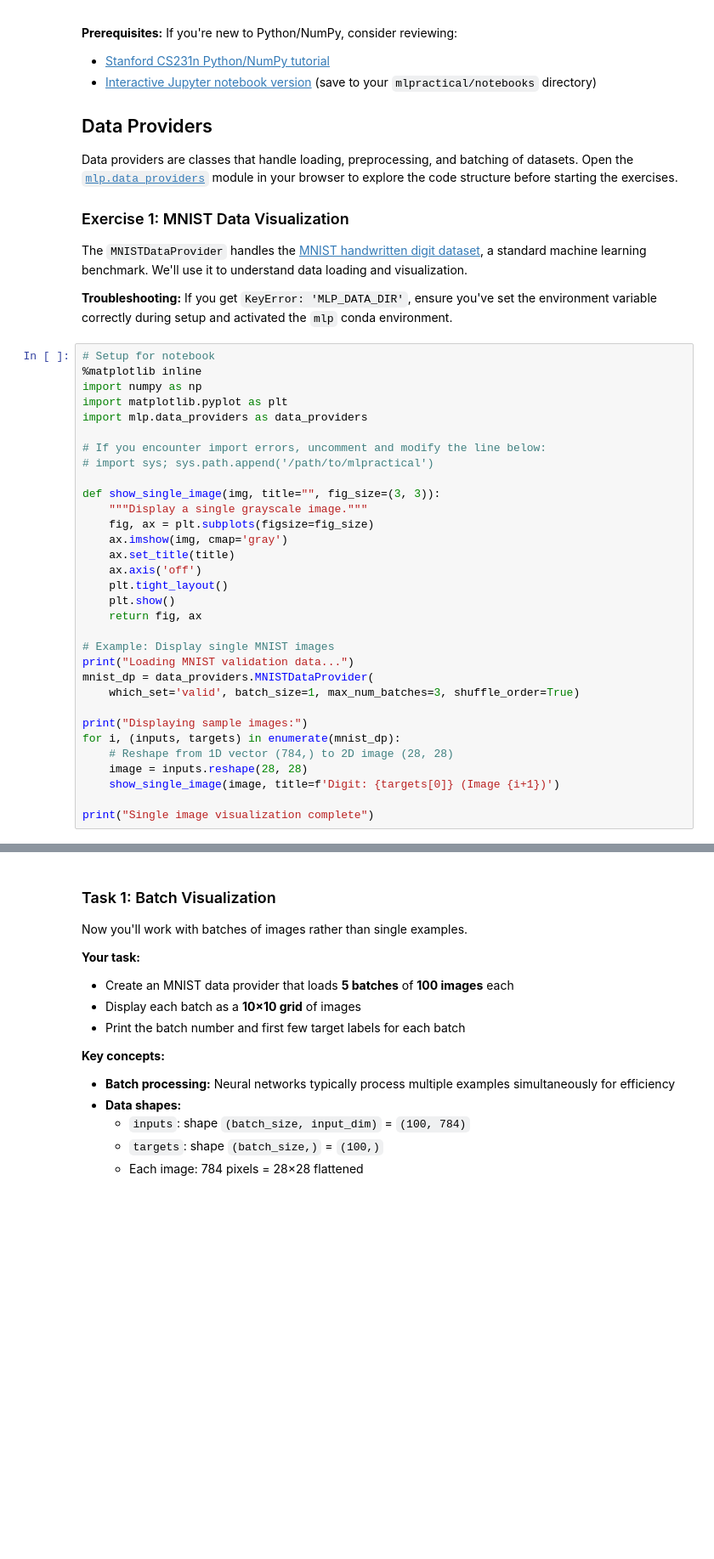
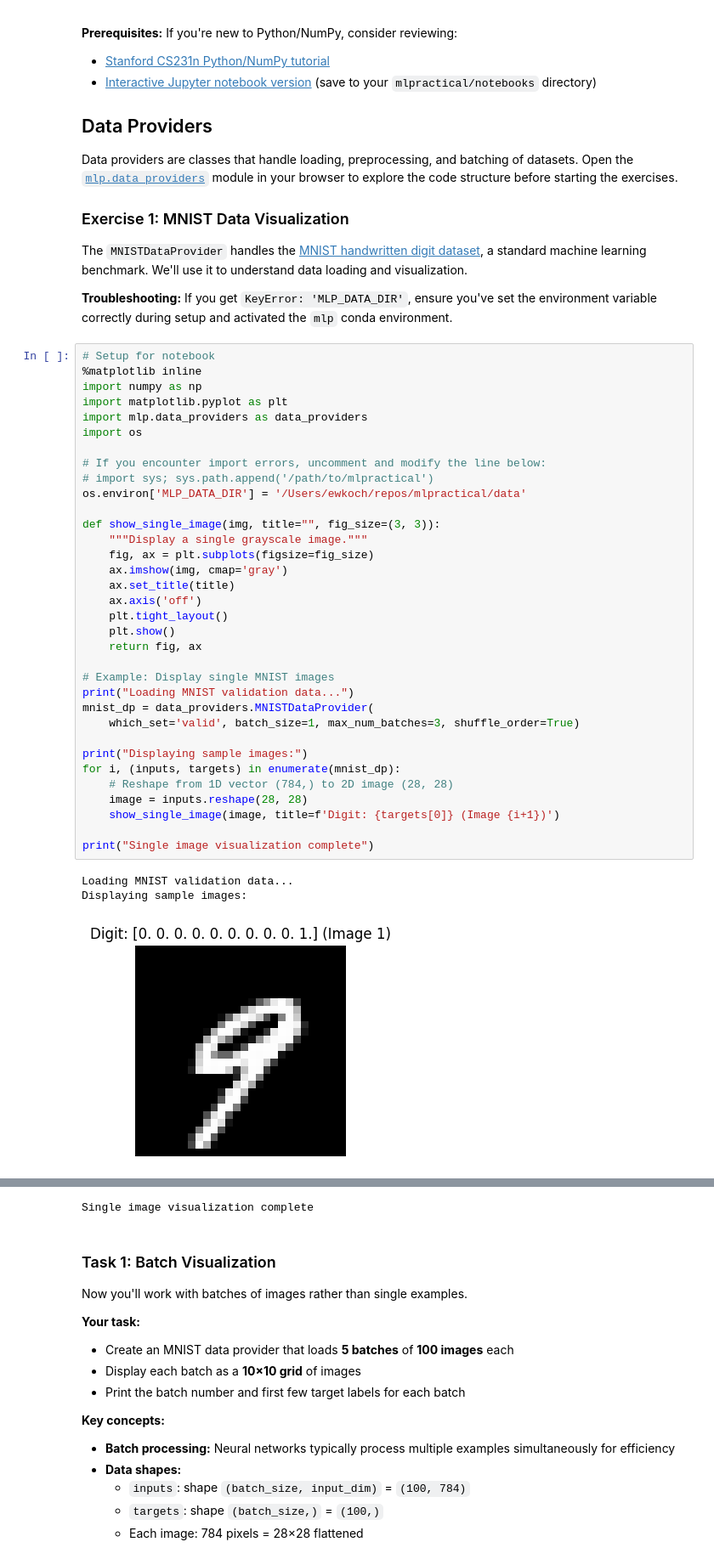
Before and after one commit to erickoch3/mlpractical, a Jupyter notebook: notebooks/01_introduction.ipynb, the cells around one changed output, grey strips where cells are left out. Shown at 85% size. Cells and saved outputs as stored; diff of their text form; blank space fills up the shorter version.

```diff
--- a/notebooks/01_introduction.ipynb
+++ b/notebooks/01_introduction.ipynb
@@ -29,30 +29,36 @@ The `MNISTDataProvider` handles the [MNIST handwritten digit dataset](http://yan
 %matplotlib inline
 import numpy as np
 import matplotlib.pyplot as plt
 import mlp.data_providers as data_providers
+import os
 
 # If you encounter import errors, uncomment and modify the line below:
 # import sys; sys.path.append('/path/to/mlpractical')
+os.environ['MLP_DATA_DIR'] = '/Users/ewkoch/repos/mlpractical/data'
 
 def show_single_image(img, title="", fig_size=(3, 3)):
     """Display a single grayscale image."""
     fig, ax = plt.subplots(figsize=fig_size)
     ax.imshow(img, cmap='gray')
     ax.set_title(title)
     ax.axis('off')
     plt.tight_layout()
     plt.show()
     return fig, ax
 
 # Example: Display single MNIST images
 print("Loading MNIST validation data...")
 mnist_dp = data_providers.MNISTDataProvider(
     which_set='valid', batch_size=1, max_num_batches=3, shuffle_order=True)
 
 print("Displaying sample images:")
 for i, (inputs, targets) in enumerate(mnist_dp):
     # Reshape from 1D vector (784,) to 2D image (28, 28)
     image = inputs.reshape(28, 28)
     show_single_image(image, title=f'Digit: {targets[0]} (Image {i+1})')
 
 print("Single image visualization complete")
+# %% [output]
+Loading MNIST validation data...
+Displaying sample images:
+[figure, added]
@@ -59,3 +67,4 @@ print("Single image visualization complete")
+Single image visualization complete
 # %% [markdown]
 ### Task 1: Batch Visualization
 
```
Also changed, not shown: parts of 5 cells of this notebook, 13 other files.
